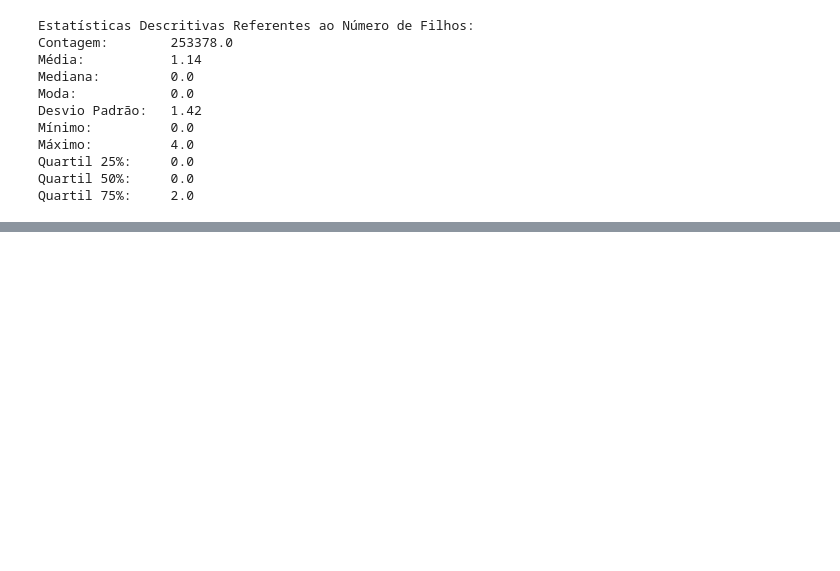
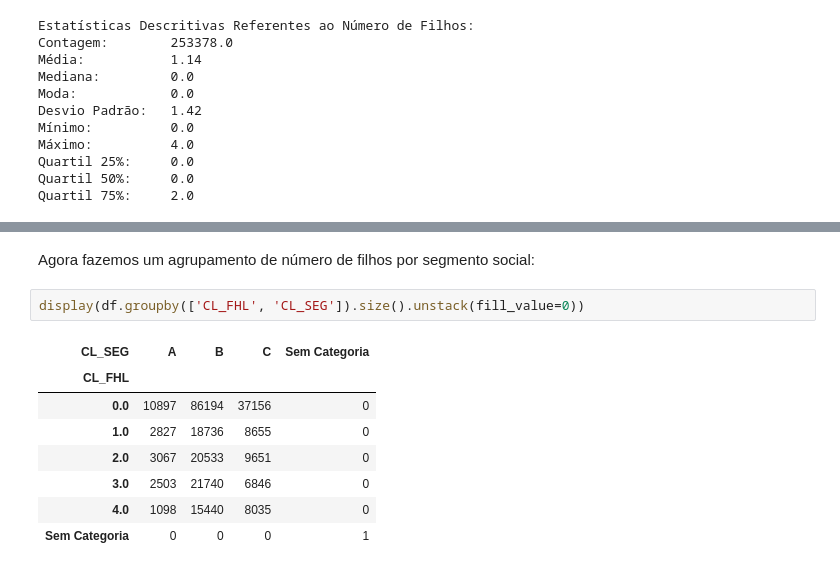
Before and after one commit to teoteoh/sctec_aulas, a Jupyter notebook: Miniprojeto_TeodoraCosta_Analise_de_Dados_TI.ipynb, the cells around one changed output, grey strips where cells are left out. Cells and saved outputs as stored; diff of their text form; blank space fills up the shorter version.

```diff
--- a/Miniprojeto_TeodoraCosta_Analise_de_Dados_TI.ipynb
+++ b/Miniprojeto_TeodoraCosta_Analise_de_Dados_TI.ipynb
@@ -180,0 +205,13 @@ Quartil 75%:     2.0
+# %% [markdown]
+Agora fazemos um agrupamento de número de filhos por segmento social:
+# %%
+display(df.groupby(['CL_FHL', 'CL_SEG']).size().unstack(fill_value=0))
+# %% [output]
+| CL_SEG | A | B | C | Sem Categoria |
+| CL_FHL |  |  |  |  |
+| 0.0 | 10897 | 86194 | 37156 | 0 |
+| 1.0 | 2827 | 18736 | 8655 | 0 |
+| 2.0 | 3067 | 20533 | 9651 | 0 |
+| 3.0 | 2503 | 21740 | 6846 | 0 |
+| 4.0 | 1098 | 15440 | 8035 | 0 |
+| Sem Categoria | 0 | 0 | 0 | 1 |
```
Also changed, not shown: parts of 2 cells of this notebook.
